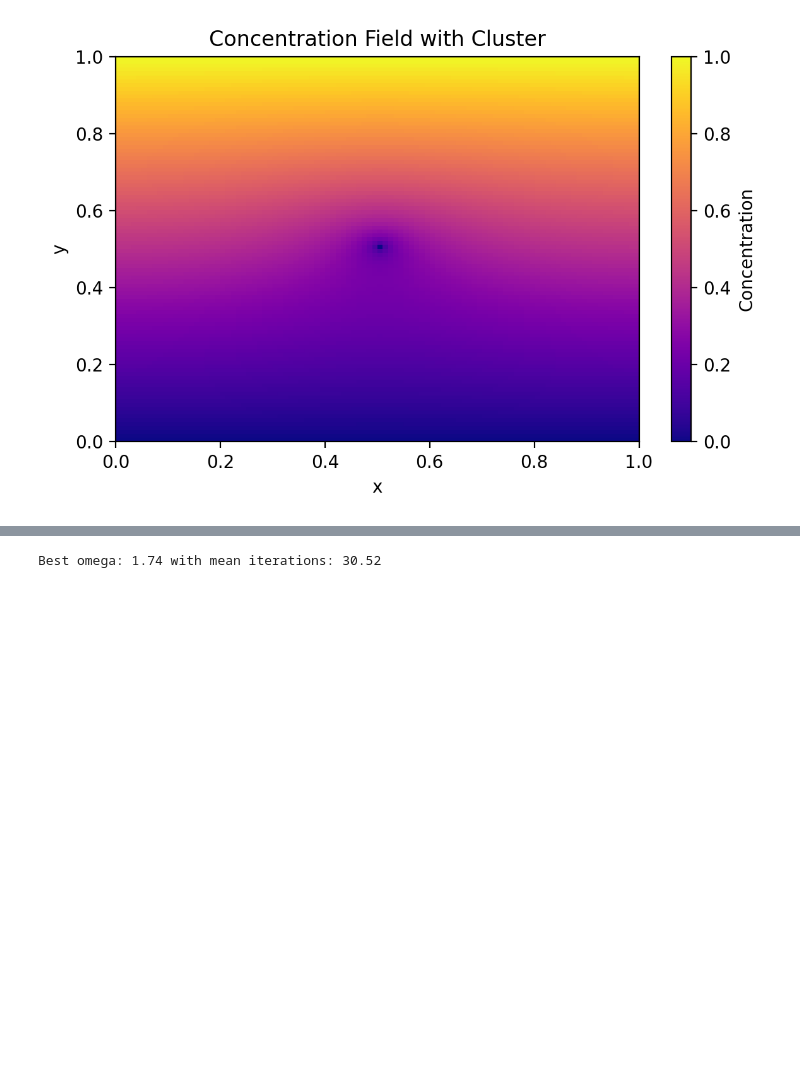
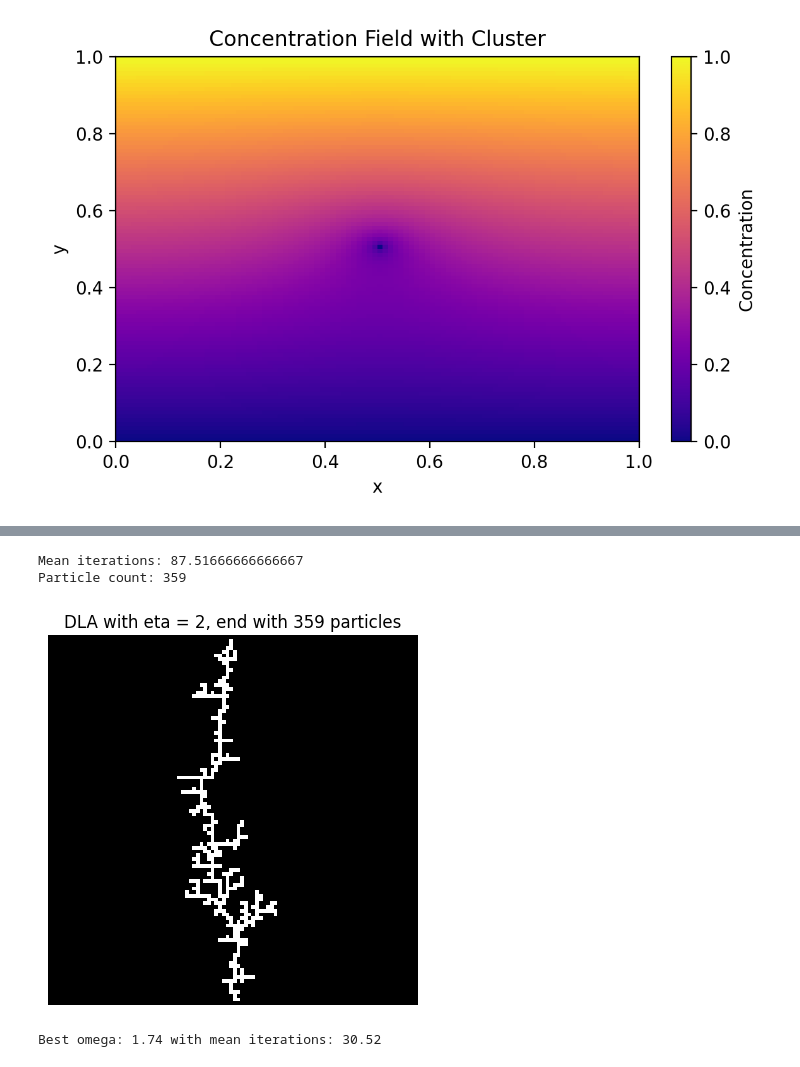
Before and after one commit to Hunter-13-z/Scientific-Computing, a Jupyter notebook: Assignment2/DLA.ipynb, the cells around one changed output, grey strips where cells are left out. Drawn from its saved outputs; the diff is of its cells as text; code cells hidden in the pictures; blank space fills up the shorter version.

```diff
--- a/Assignment2/DLA.ipynb
+++ b/Assignment2/DLA.ipynb
@@ -329,3 +361,19 @@ Particle count: 1154
+# %%
+eta = 2
+clusters, its, concentration, particle_count = DLA_rb(100, 100, eta=eta, max_particles=2000)
+print("Mean iterations:", np.mean(its))
+print("Particle count:", particle_count)
+grid = np.zeros((100, 100))
+for (x, y) in clusters:
+    grid[x, y] = 1
+plt.imshow(grid, origin='lower', cmap='gray')
+plt.axis("off")
+plt.title("DLA with eta = " + str(eta) + ", end with " + str(particle_count) + " particles")
+plt.show()
+# %% [output]
+Mean iterations: 87.51666666666667
+Particle count: 359
+[figure, added]
 # %%
 omegas = np.linspace(1.70, 1.90, 21)
 min_it = 100000
```
Also changed, not shown: parts of 7 cells of this notebook, 4 other files.
